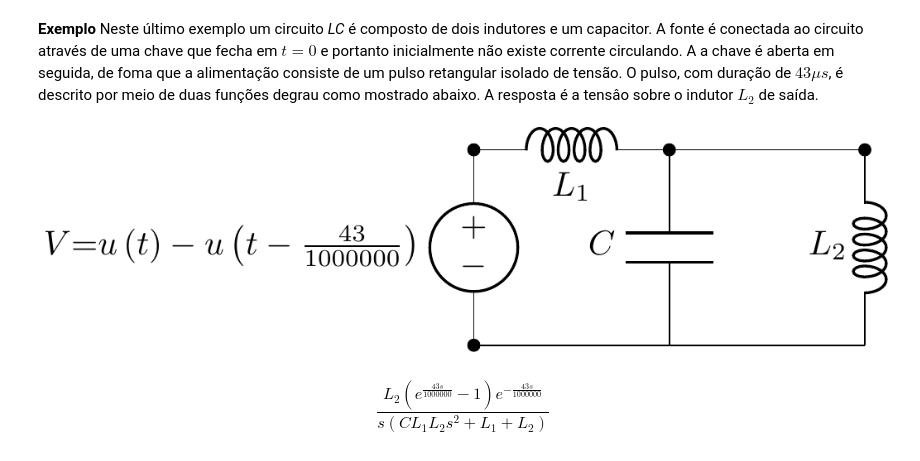
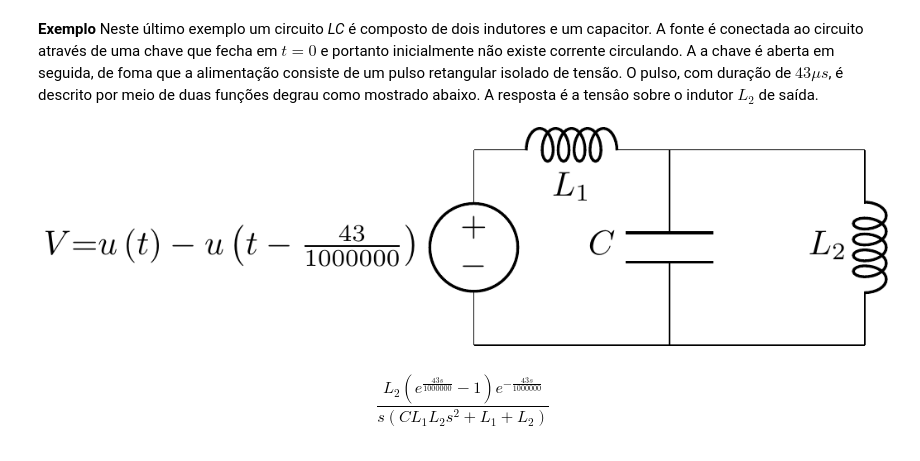
Before and after one commit to Mvanti/SistemasLineares, a Jupyter notebook: Sistemas Lineares-SCDLap_TransformadaLaplace.ipynb, the cells around one changed output. Drawn from its saved outputs; the diff is of its cells as text; code cells hidden in the pictures.

```diff
--- a/Sistemas Lineares-SCDLap_TransformadaLaplace.ipynb
+++ b/Sistemas Lineares-SCDLap_TransformadaLaplace.ipynb
@@ -393,20 +392,20 @@ $$\frac{\sin{\left(\theta \right)} \cos{\left(100 t \right)}}{R} \;\; \text{for}
 # %%
 import lcapy as lc
 s=lc.s
 t=lc.t
 cct = lc.Circuit("""
 V 1 0 {u(t)-u(t-43e-6)}; down
 L1 1 2 ; right
 C 2 0_2; down
 W 2 3; right
 L2 3 0_3;down
 W 0 0_2;right
 W 0_2 0_3;right
-;label_nodes=False """)
+;draw_nodes=none,  label_nodes=none""")
+
+cct.draw()
+# %% [output]
+[figure, added]
-# %%
-cct.draw()
-# %% [output]
-[figure, removed]
 # %%
 cct.L2.v(s).simplify()
 # %% [output]
```
Also changed, not shown: parts of 4 cells of this notebook.
